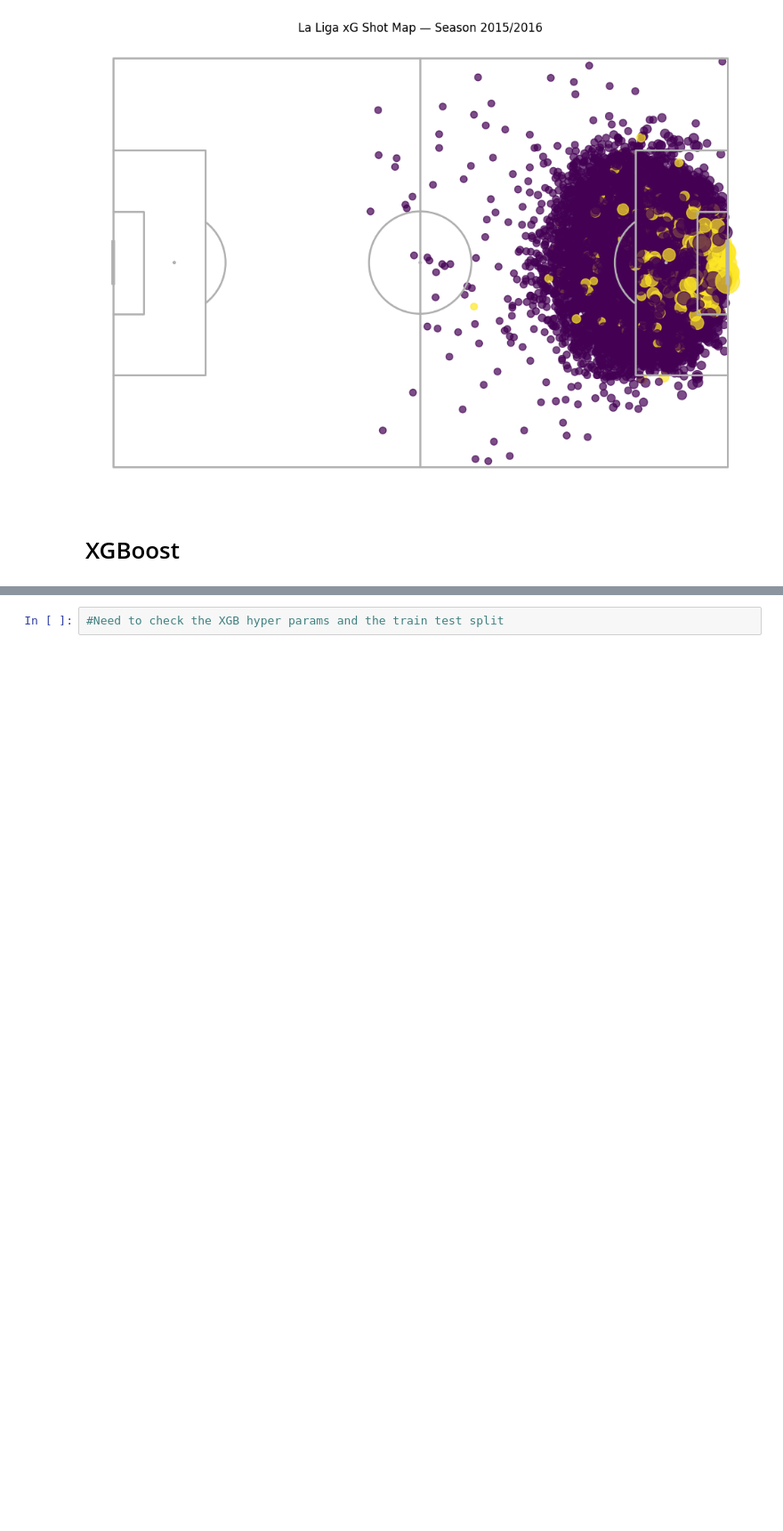
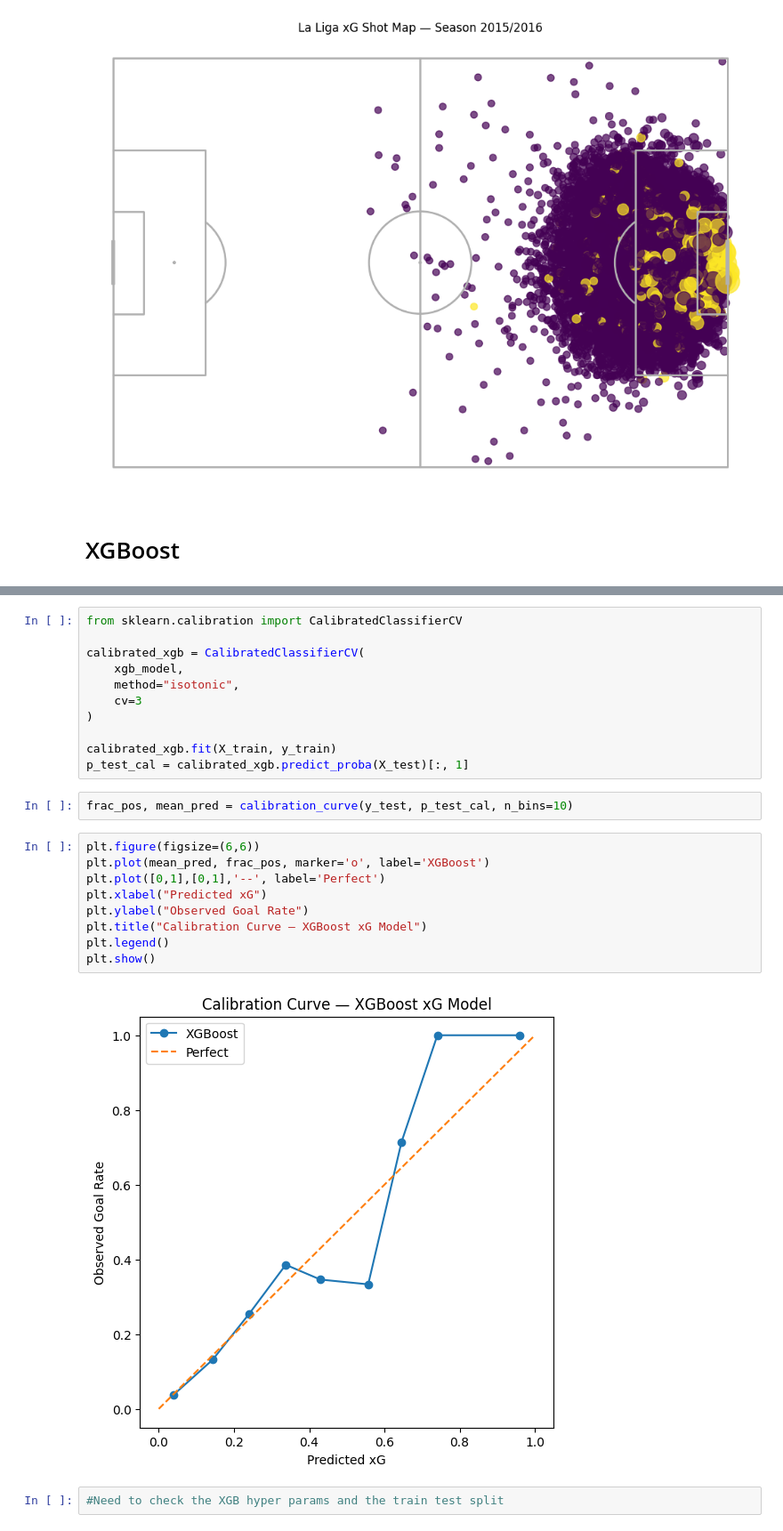
Before and after one commit to jeetmitra01/la-liga-xg, a Jupyter notebook: notebooks/model_training.ipynb, the cells around one changed output, grey strips where cells are left out. Shown at 89% size. Saved outputs shown, nothing was run; the diff lists cells and outputs as text; blank space fills up the shorter version.

```diff
--- a/notebooks/model_training.ipynb
+++ b/notebooks/model_training.ipynb
@@ -143,2 +128,26 @@ plt.show()
+# %%
+from sklearn.calibration import CalibratedClassifierCV
+
+calibrated_xgb = CalibratedClassifierCV(
+    xgb_model,
+    method="isotonic",
+    cv=3
+)
+
+calibrated_xgb.fit(X_train, y_train)
+p_test_cal = calibrated_xgb.predict_proba(X_test)[:, 1]
+# %%
+frac_pos, mean_pred = calibration_curve(y_test, p_test_cal, n_bins=10)
+# %%
+plt.figure(figsize=(6,6))
+plt.plot(mean_pred, frac_pos, marker='o', label='XGBoost')
+plt.plot([0,1],[0,1],'--', label='Perfect')
+plt.xlabel("Predicted xG")
+plt.ylabel("Observed Goal Rate")
+plt.title("Calibration Curve — XGBoost xG Model")
+plt.legend()
+plt.show()
+# %% [output]
+[figure, added]
 # %%
 #Need to check the XGB hyper params and the train test split
```
Also changed, not shown: parts of 5 cells of this notebook, 3 other files.
